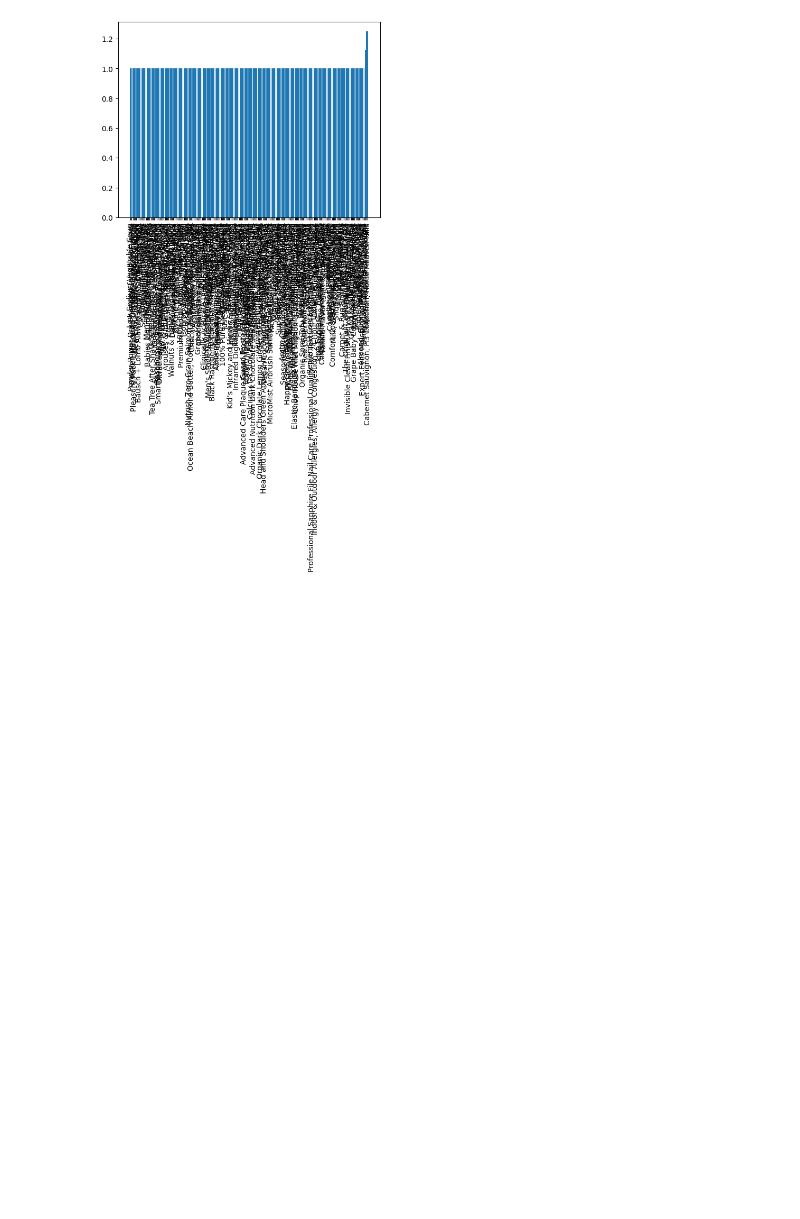
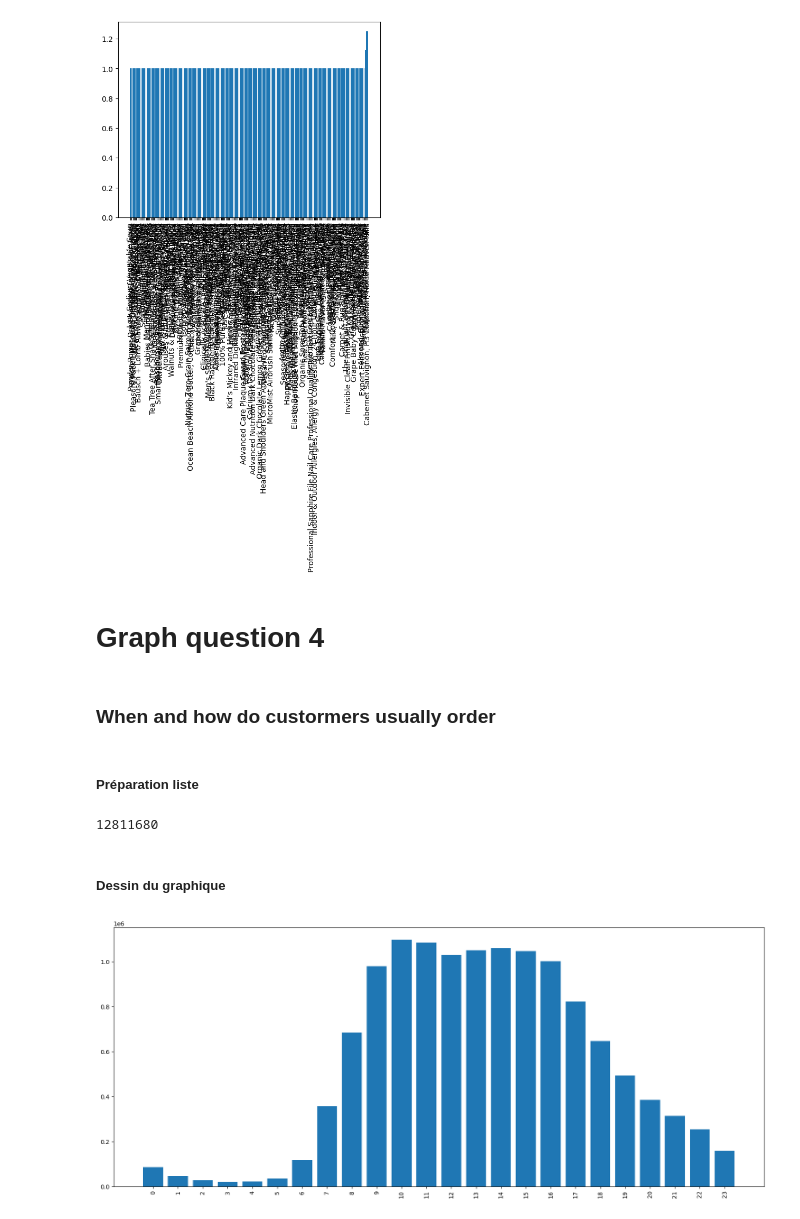
Before and after one commit to BastianHanart/NextBuy, a Jupyter notebook: notebook.ipynb, the cells around one changed output. Cells and saved outputs as stored; diff of their text form; code cells hidden in the pictures; blank space fills up the shorter version.

Commit message:
[+] Graphique question 4

```diff
--- a/notebook.ipynb
+++ b/notebook.ipynb
@@ -37,3 +37,44 @@ plt.tick_params(axis='x', labelrotation=90)
 plt.show()
 # %% [output]
 [figure]
+# %% [markdown]
+# Graph question 4
+# %% [markdown]
+### When and how do custormers usually order
+# %% [markdown]
+##### Préparation liste
+# %%
+#               =========================================================
+#                 Ici on va essayer de dessiner le "When" de la question
+#               =========================================================
+
+
+# On récupère dans la variable DF la colonne "order_hour_of_day" dans le CSV, et on round les heures pour avoir des heures pleines.
+DF = round(CSV_untouch["order_hour_of_day"], 0)
+print(len(DF))
+
+listeheure = {}
+
+# On fait un boucle qui parcour tout DF et on ajoute chaque nouvelle heure en clé si elle n'existe pas et on augmente sa valeur qui
+# correspond au nombre de fois ou cette heure apparait dans le CSV
+for k in DF:
+    if k not in listeheure:
+         listeheure[k] = 1
+    else:
+        listeheure[k] += 1
+# %% [output]
+12811680
+# %% [markdown]
+##### Dessin du graphique
+# %%
+x = listeheure.keys()
+y = listeheure.values()
+plt.figure(figsize=(20, 8))
+plt.bar(x, y)
+plt.tick_params(axis='x', labelrotation=90)
+ax = plt.gca()
+ax.set_xticks(range(0, 24, 1))
+
+plt.show()
+# %% [output]
+[figure, added]
```
Also changed, not shown: parts of 4 cells of this notebook, 1 other file.
